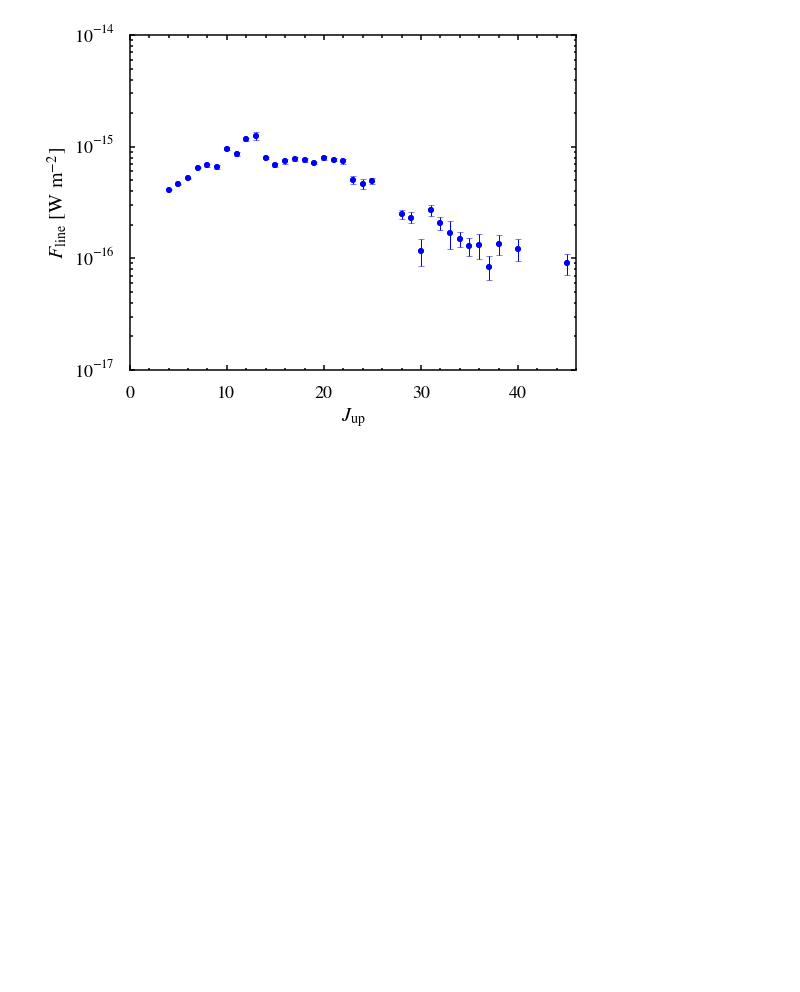
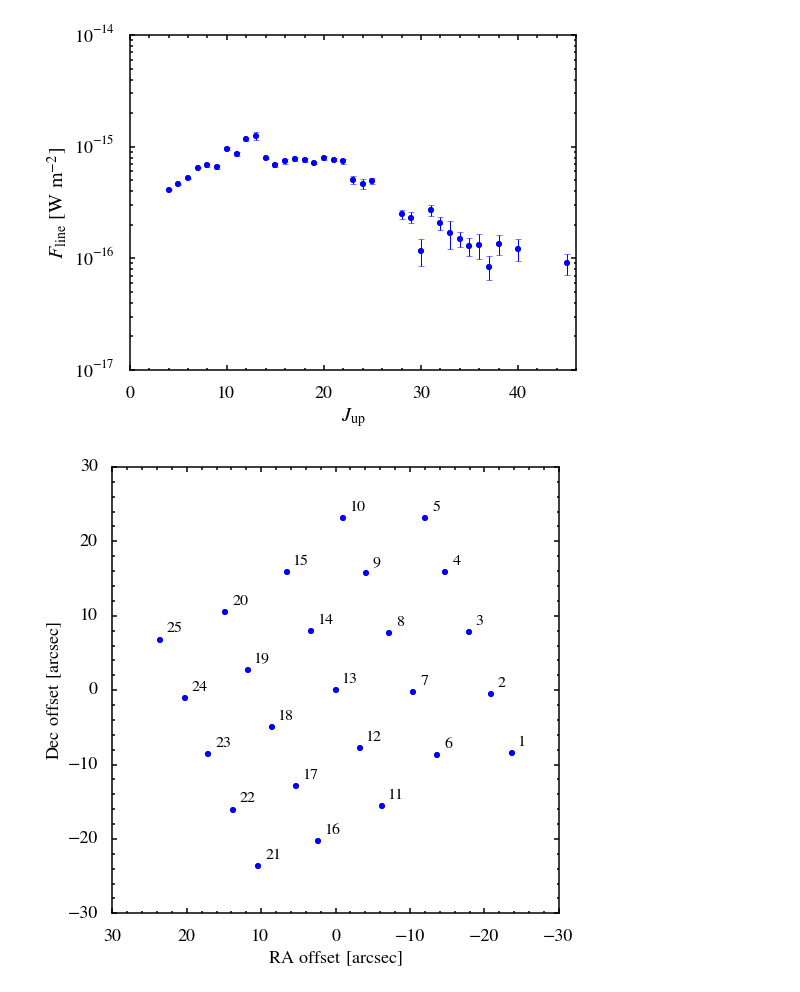
Before and after one commit to yaolun/sa, a Jupyter notebook: CO_line_flux.ipynb, the cells around one changed output. Saved outputs shown, nothing was run; the diff lists cells and outputs as text; code cells hidden in the pictures; blank space fills up the shorter version.

```diff
--- a/CO_line_flux.ipynb
+++ b/CO_line_flux.ipynb
@@ -77,0 +252,4 @@ co_line_flux()
+# %%
+pacs_pix_plot()
+# %% [output]
+[figure, added]
```
Also changed, not shown: parts of 3 cells of this notebook, 2 other files.
